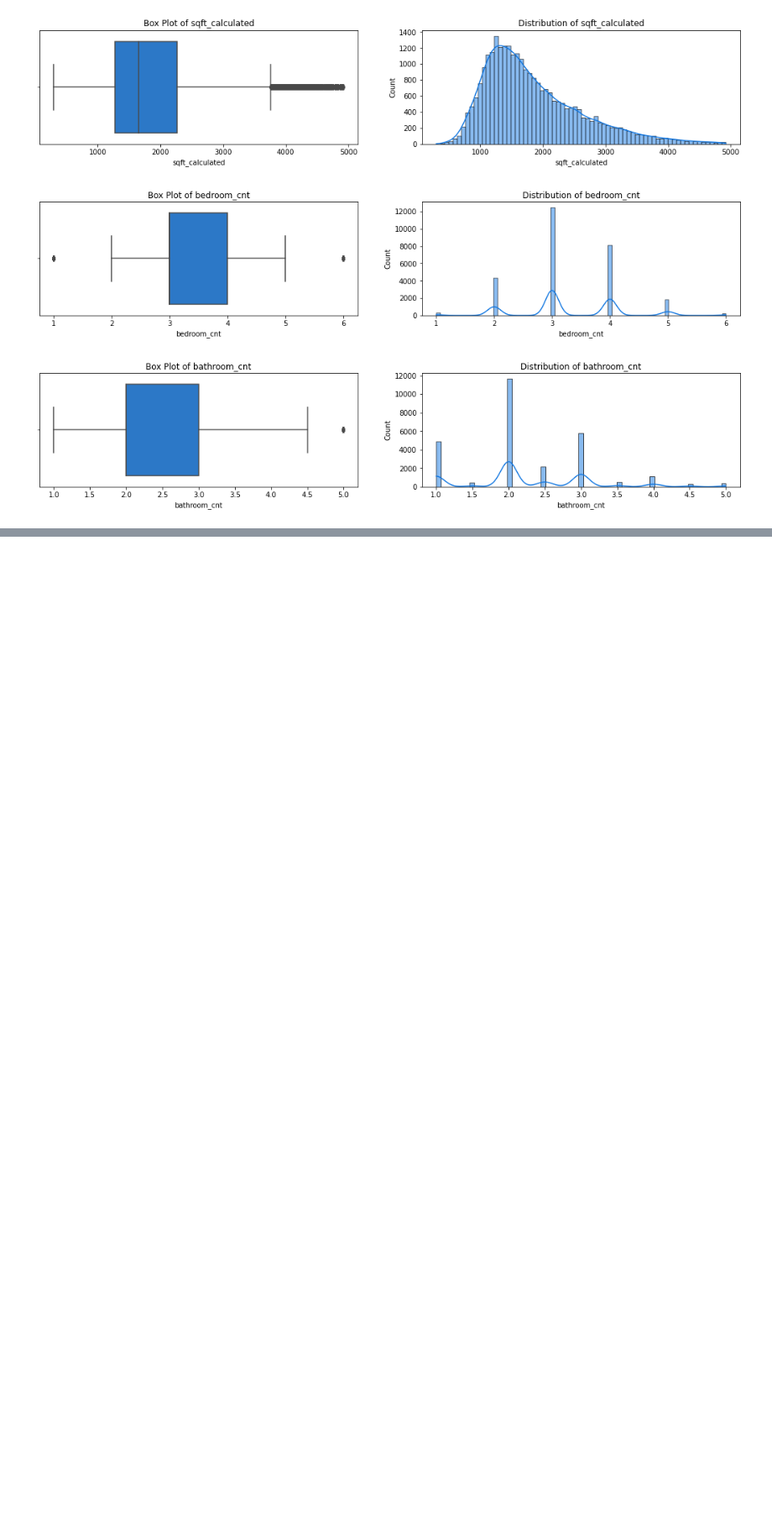
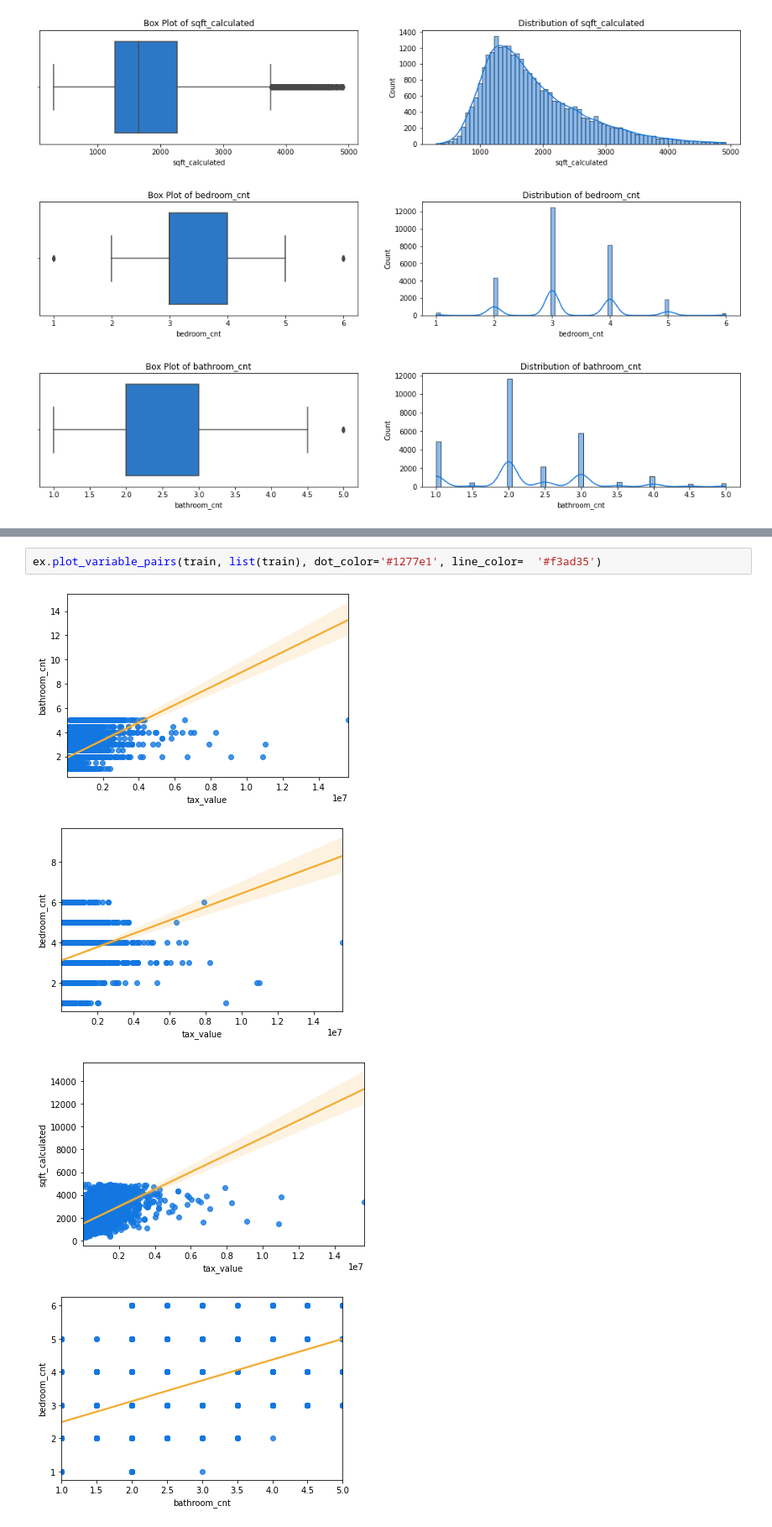
Before and after one commit to HeatherOrtegaMcMillan/zillow_regression_project, a Jupyter notebook: inital_notebook.ipynb, the cells around one changed output, grey strips where cells are left out. Shown: that part at 84% size. Saved outputs shown, nothing was run; the diff lists cells and outputs as text; blank space fills up the shorter version.

```diff
--- a/inital_notebook.ipynb
+++ b/inital_notebook.ipynb
@@ -331,0 +392,7 @@ ex.explore_univariate(df_new)
+# %%
+ex.plot_variable_pairs(train, list(train), dot_color='#1277e1', line_color=  '#f3ad35')
+# %% [output]
+[figure, added]
+[figure, added]
+[figure, added]
+[figure, added]
```
Also changed, not shown: parts of 22 cells of this notebook, 2 other files.
